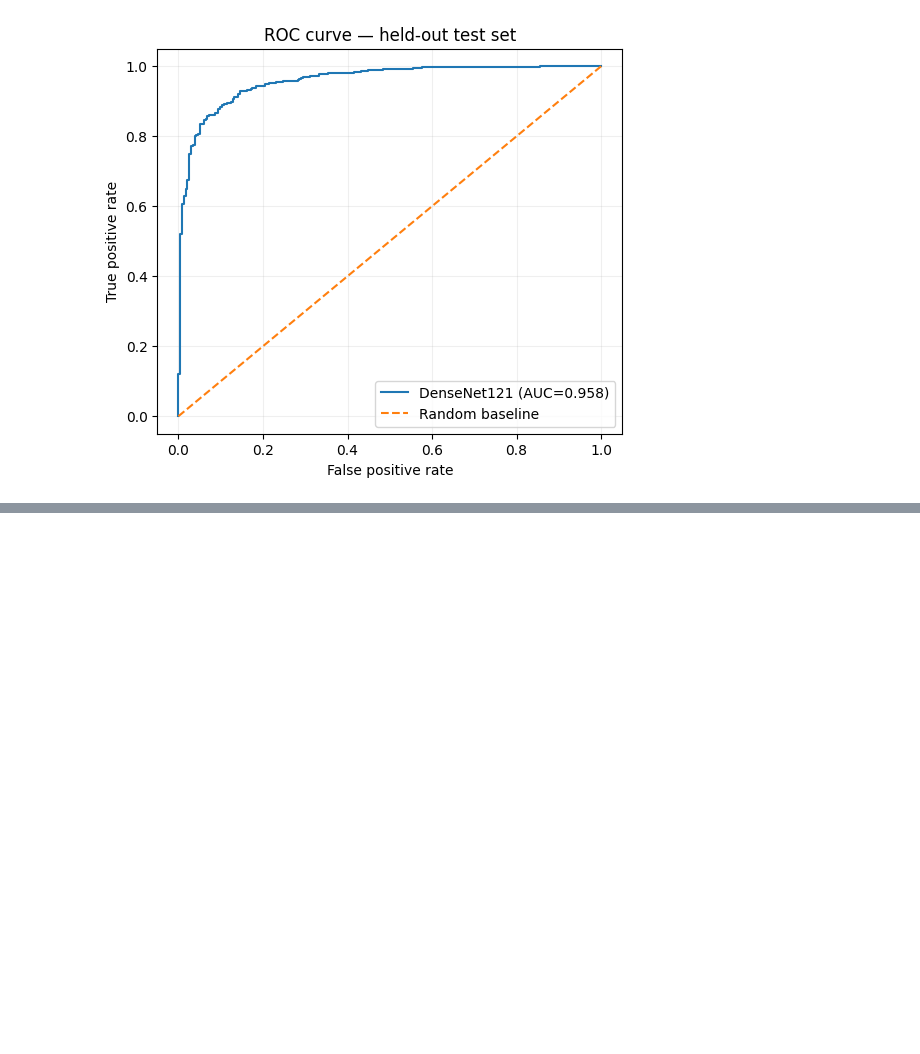
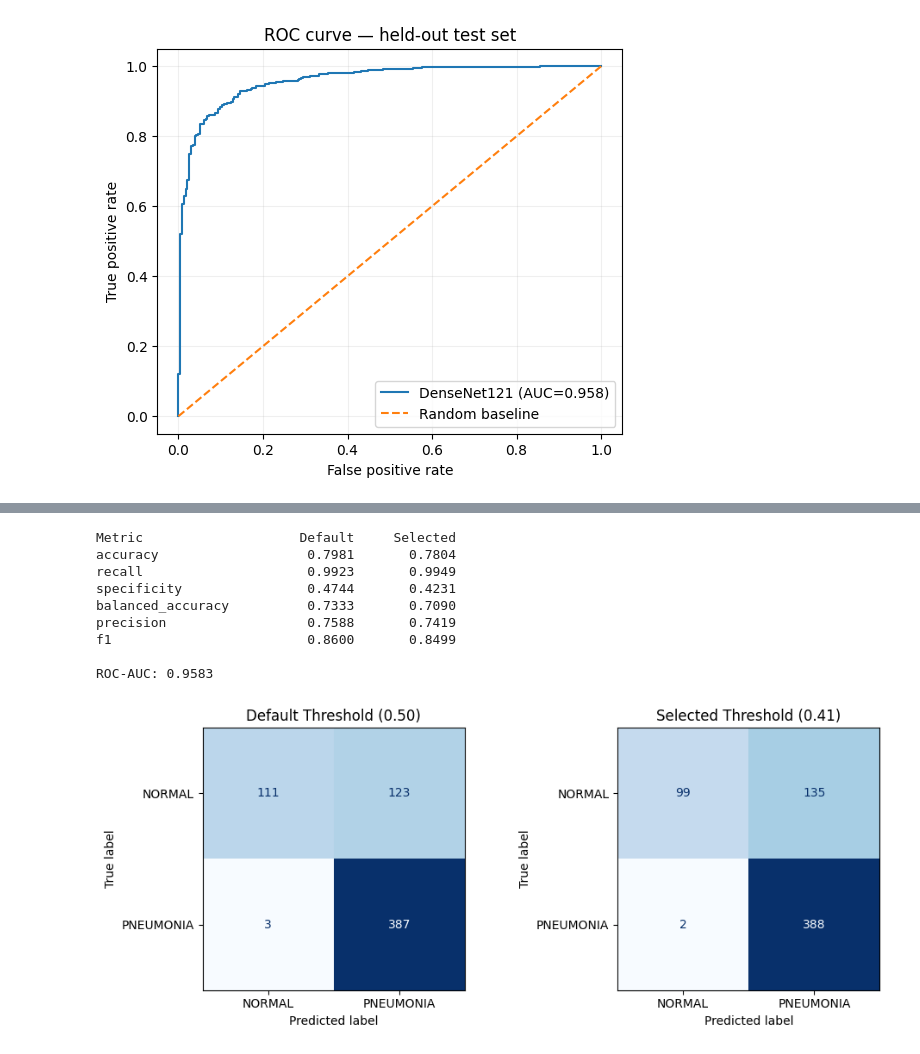
Before and after one commit to FicaBogdan15/Pneumonia_detection, a Jupyter notebook: Pneumonia_detection.ipynb, the cells around one changed output, grey strips where cells are left out. Cells and saved outputs as stored; diff of their text form; code cells hidden in the pictures; blank space fills up the shorter version.

```diff
--- a/Pneumonia_detection.ipynb
+++ b/Pneumonia_detection.ipynb
@@ -421,0 +651,58 @@ plt.show()  # Display the ROC chart.
+# %%
+from sklearn.metrics import ConfusionMatrixDisplay
+
+# Compare default and validation-selected thresholds.
+test_y, test_scores = collect_scores(model, test_loader)
+
+baseline = threshold_metrics(test_y, test_scores, 0.5)
+optimized = threshold_metrics(
+    test_y, test_scores, selected_threshold
+)
+
+# Summarize test-set performance.
+print(f"{'Metric':<20} {'Default':>12} {'Selected':>12}")
+
+for metric in [
+    "accuracy", "recall", "specificity",
+    "balanced_accuracy", "precision", "f1"
+]:
+    print(
+        f"{metric:<20} "
+        f"{baseline[metric]:>12.4f} "
+        f"{optimized[metric]:>12.4f}"
+    )
+
+print(f"\nROC-AUC: {roc_auc_score(test_y, test_scores):.4f}")
+
+# Compare confusion matrices.
+fig, axes = plt.subplots(1, 2, figsize=(10, 4))
+
+for ax, result, title in [
+    (axes[0], baseline, "Default Threshold (0.50)"),
+    (axes[1], optimized, f"Selected Threshold ({selected_threshold:.2f})")
+]:
+    matrix = np.array([
+        [result["tn"], result["fp"]],
+        [result["fn"], result["tp"]]
+    ])
+
+    ConfusionMatrixDisplay(
+        matrix,
+        display_labels=["NORMAL", "PNEUMONIA"]
+    ).plot(ax=ax, cmap="Blues", colorbar=False)
+
+    ax.set_title(title)
+
+plt.tight_layout()
+plt.show()
+# %% [output]
+Metric                    Default     Selected
+accuracy                   0.7981       0.7804
+recall                     0.9923       0.9949
+specificity                0.4744       0.4231
+balanced_accuracy          0.7333       0.7090
+precision                  0.7588       0.7419
+f1                         0.8600       0.8499
+
+ROC-AUC: 0.9583
+[figure, added]
```
Also changed, not shown: parts of 10 cells of this notebook.
